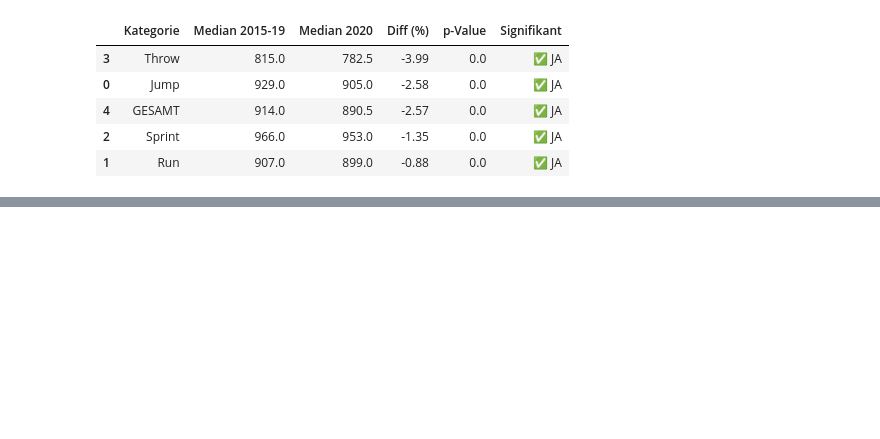
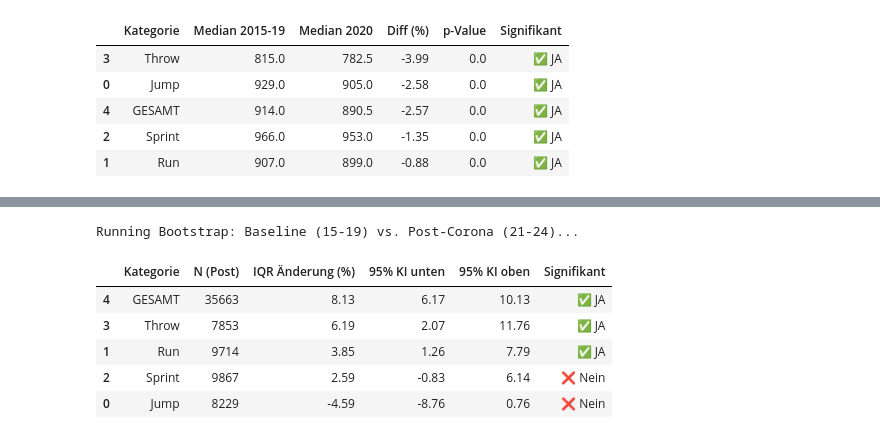
Before and after one commit to maxwernz/Data-Literacy, a Jupyter notebook: Luca/new_luca.ipynb, the cells around one changed output, grey strips where cells are left out. Saved outputs shown, nothing was run; the diff lists cells and outputs as text; code cells hidden in the pictures; blank space fills up the shorter version.

```diff
--- a/Luca/new_luca.ipynb
+++ b/Luca/new_luca.ipynb
@@ -309,0 +313,48 @@ Running Bootstrap: Baseline (15-19) vs. Post-Corona (21-24)...
+# %%
+# 1. Daten vorbereiten: Baseline vs. Erholungsphase
+df_base = df_recent[(df_recent['jahr'] >= 2015) & (df_recent['jahr'] <= 2019)]
+df_post = df_recent[(df_recent['jahr'] >= 2021) & (df_recent['jahr'] <= 2025)]
+
+results_boot = []
+categories = sorted(df_recent['group'].unique().tolist()) + ['GESAMT']
+
+print("Running Bootstrap: Baseline (15-19) vs. Post-Corona (21-24)...")
+
+for cat in categories:
+    if cat == 'GESAMT':
+        d_base = df_base['iaaf_score'].values
+        d_post = df_post['iaaf_score'].values
+    else:
+        d_base = df_base[df_base['group'] == cat]['iaaf_score'].values
+        d_post = df_post[df_post['group'] == cat]['iaaf_score'].values
+
+    if len(d_post) > 15 and len(d_base) > 15:
+        # Resampling für den Vergleich der Streuung
+        res = bootstrap((d_post, d_base), iqr_diff_ratio,
+                        n_resamples=5000,
+                        confidence_level=0.95,
+                        method='percentile')
+
+        ci = res.confidence_interval
+        observed = iqr_diff_ratio(d_post, d_base) * 100
+        is_sig = not (ci.low <= 0 <= ci.high)
+
+        results_boot.append({
+            'Kategorie': cat,
+            'N (Post)': len(d_post),
+            'IQR Änderung (%)': round(observed, 2),
+            '95% KI unten': round(ci.low * 100, 2),
+            '95% KI oben': round(ci.high * 100, 2),
+            'Signifikant': "✅ JA" if is_sig else "❌ Nein"
+        })
+
+df_boot_post = pd.DataFrame(results_boot)
+display(df_boot_post.sort_values('IQR Änderung (%)', ascending=False))
+# %% [output]
+Running Bootstrap: Baseline (15-19) vs. Post-Corona (21-24)...
+|  | Kategorie | N (Post) | IQR Änderung (%) | 95% KI unten | 95% KI oben | Signifikant |
+| 4 | GESAMT | 35663 | 8.13 | 6.17 | 10.13 | ✅ JA |
+| 3 | Throw | 7853 | 6.19 | 2.07 | 11.76 | ✅ JA |
+| 1 | Run | 9714 | 3.85 | 1.26 | 7.79 | ✅ JA |
+| 2 | Sprint | 9867 | 2.59 | -0.83 | 6.14 | ❌ Nein |
+| 0 | Jump | 8229 | -4.59 | -8.76 | 0.76 | ❌ Nein |
```
Also changed, not shown: parts of 4 cells of this notebook, 22 other files.
